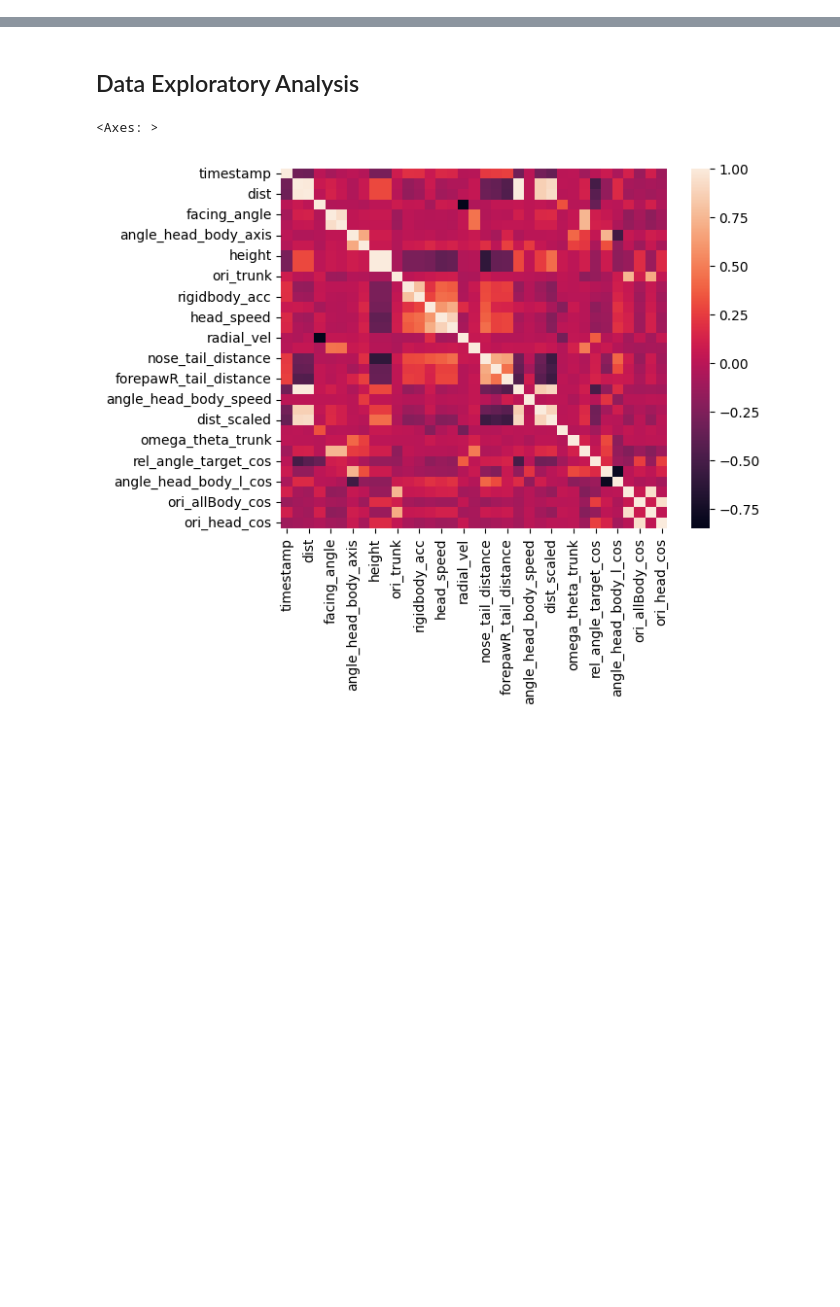
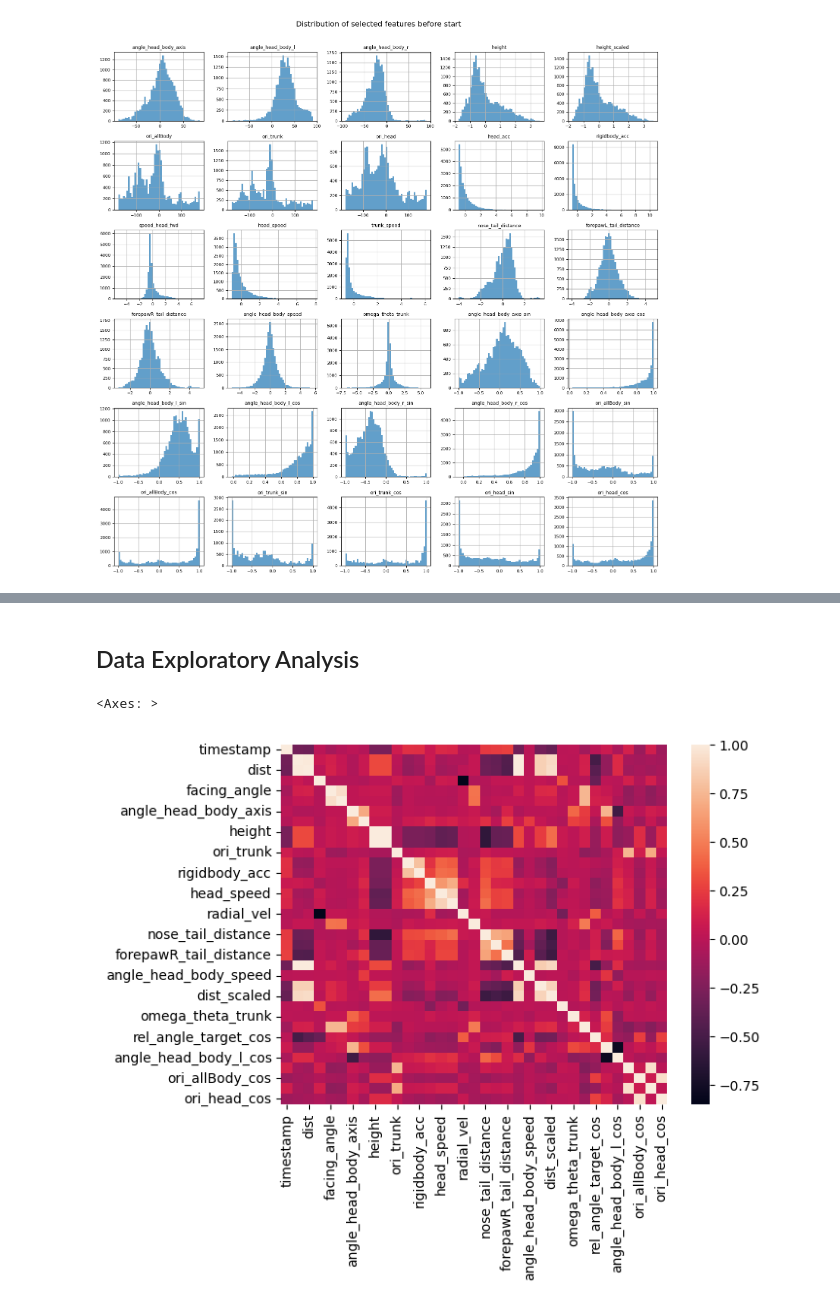
Before and after one commit to Thomasbush9/rearing_tracking, a Jupyter notebook: notebooks/data_analysis.ipynb, the cells around one changed output, grey strips where cells are left out. Cells and saved outputs as stored; diff of their text form; code cells hidden in the pictures; blank space fills up the shorter version.

```diff
--- a/notebooks/data_analysis.ipynb
+++ b/notebooks/data_analysis.ipynb
@@ -17,0 +146,46 @@ data = pd.read_excel(session_test_path)
+# %%
+# we now convert the angular features to sin and cos:
+angular_features = ['angle_head_body_axis', 'angle_head_body_l', 'angle_head_body_r', 'ori_allBody', 'ori_trunk', 'ori_head']
+# Convert all angular features in `angular_features` into their sine and cosine representations
+for theta_col in angular_features:
+    if theta_col in data_before_start.columns:
+        theta_rad = np.deg2rad(data_before_start[theta_col])
+        data_before_start[f"{theta_col}_sin"] = np.sin(theta_rad)
+        data_before_start[f"{theta_col}_cos"] = np.cos(theta_rad)
+# %%
+numeric_data = data_before_start.select_dtypes(include=[np.number])
+
+# Drop 'timestamp' column if present for plotting
+numeric_data = numeric_data.drop(columns=['timestamp'], errors='ignore')
+
+# Drop columns with too few non-null values to avoid empty plots
+min_non_nan = max(5, int(0.05 * len(numeric_data)))  # at least 5 or 5% of data
+filtered_numeric = numeric_data.dropna(axis=1, thresh=min_non_nan)
+
+# If there are too many columns, limit the plots for readability
+max_columns = 50
+cols_to_plot = filtered_numeric.columns[:max_columns]
+plot_data = filtered_numeric[cols_to_plot]
+
+n_cols = 5
+n_rows = int(np.ceil(len(cols_to_plot) / n_cols))
+
+fig, axes = plt.subplots(n_rows, n_cols, figsize=(n_cols * 3, n_rows * 2.5))
+axes = axes.flatten()
+
+for i, col in enumerate(cols_to_plot):
+    ax = axes[i]
+    plot_data[col].hist(ax=ax, bins=50, color='tab:blue', alpha=0.7)
+    ax.set_title(col, fontsize=9)
+    ax.set_xlabel('')
+    ax.set_ylabel('')
+    ax.tick_params(axis='x', labelsize=8)
+    ax.tick_params(axis='y', labelsize=8)
+for j in range(i+1, len(axes)):
+    fig.delaxes(axes[j])  # Remove empty subplots
+
+fig.suptitle('Distribution of selected features before start', fontsize=14)
+plt.tight_layout(rect=[0, 0, 1, 0.97])
+plt.show()
+# %% [output]
+[figure, added]
```
Also changed, not shown: parts of 23 cells of this notebook, 2 other files.
